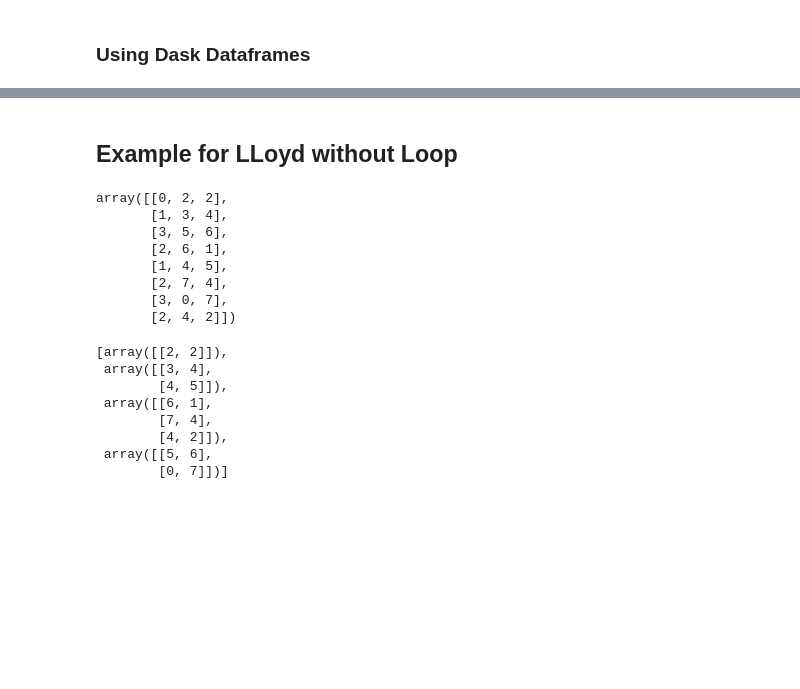
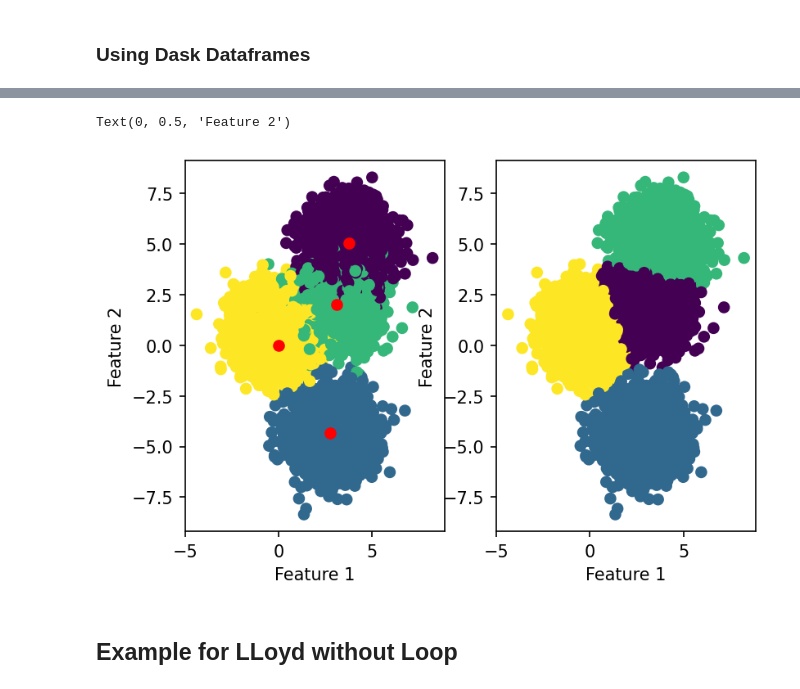
Before and after one commit to ElHuaco/Distributed-k-means, a Jupyter notebook: src/dask/notebooks/OUR CODE/Main.ipynb, the cells around one changed output, grey strips where cells are left out. Saved outputs shown, nothing was run; the diff lists cells and outputs as text; code cells hidden in the pictures; blank space fills up the shorter version.

```diff
--- a/src/dask/notebooks/OUR CODE/Main.ipynb
+++ b/src/dask/notebooks/OUR CODE/Main.ipynb
@@ -200,2 +216,14 @@ plt.show()
+# %%
+'''fig, ax = plt.subplots(1, 2, dpi=150)
+ax[0].scatter(X[:,0], X[:,1], c=y)
+ax[0].scatter(results[:,0], results[:,1],c='red')
+ax[1].scatter(X[:,0], X[:,1], c=y_pred)
+ax[0].set_xlabel('Feature 1')
+ax[0].set_ylabel('Feature 2')
+ax[1].set_xlabel('Feature 1')
+ax[1].set_ylabel('Feature 2')'''
+# %% [output]
+Text(0, 0.5, 'Feature 2')
+[figure, added]
 # %% [markdown]
 ## Example for LLoyd without Loop
@@ -213,11 +229,0 @@ c = np.vstack((b, a.T)).T
-# %%
-c
-# %% [output]
-array([[0, 2, 2],
-       [1, 3, 4],
-       [3, 5, 6],
-       [2, 6, 1],
-       [1, 4, 5],
-       [2, 7, 4],
-       [3, 0, 7],
-       [2, 4, 2]])
@@ -228,11 +229,0 @@ f = np.array(e, dtype=object)
-# %%
-e
-# %% [output]
-[array([[2, 2]]),
- array([[3, 4],
-        [4, 5]]),
- array([[6, 1],
-        [7, 4],
-        [4, 2]]),
- array([[5, 6],
-        [0, 7]])]
```
Also changed, not shown: parts of 16 cells of this notebook, 2 other files.
